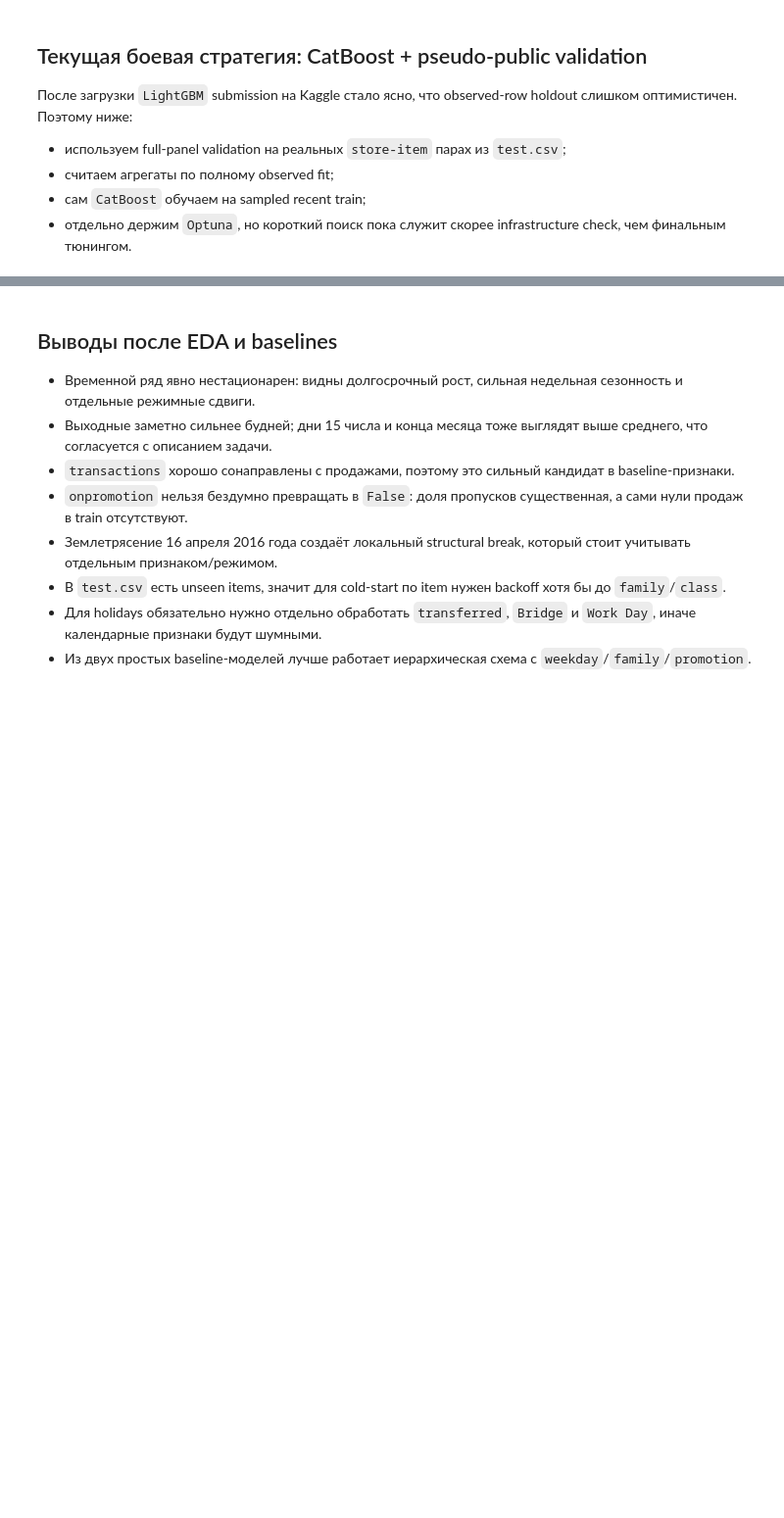
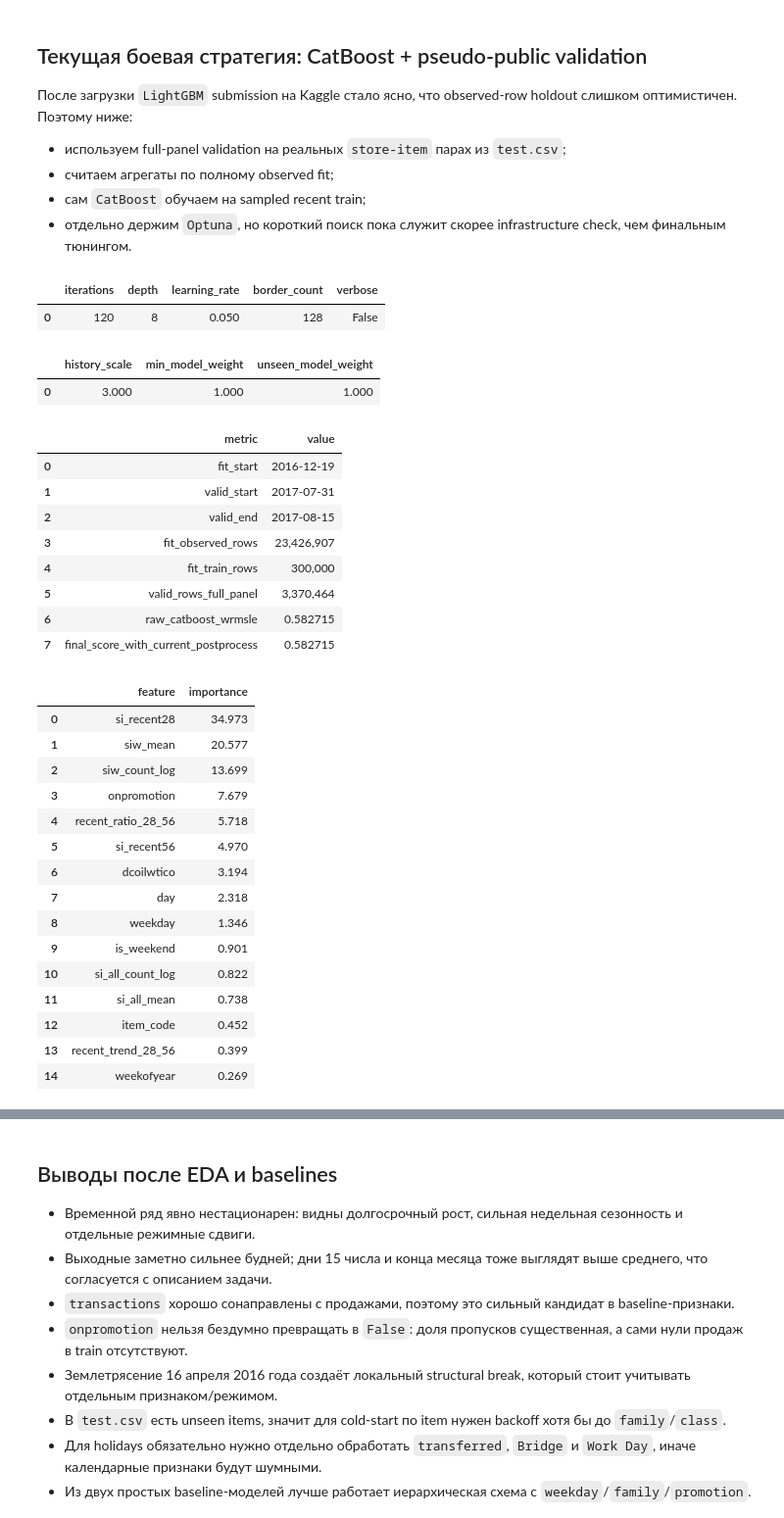
Before and after one commit to MPNikita/timeseries2025_final_project, a Jupyter notebook: favorita.ipynb, the cells around one changed output, grey strips where cells are left out. Shown at 98% size. Cells and saved outputs as stored; diff of their text form; code cells hidden in the pictures; blank space fills up the shorter version.

```diff
--- a/favorita.ipynb
+++ b/favorita.ipynb
@@ -18,47 +18,39 @@ import pandas as pd
 import seaborn as sns
 from IPython.display import display
 
-from favorita_eda_utils import (
+from src.favorita_eda_utils import (
     build_daily_external_frame,
     build_test_coverage,
     build_train_eda_bundle,
     dataset_catalog,
     load_reference_tables,
 )
-from favorita_baselines import (
+from src.favorita_baselines import (
     build_baseline_validation_artifacts,
     predict_hierarchical_baseline,
     predict_recent_mean_baseline,
     summarize_baseline_results,
-    weighted_rmsle,
 )
-from favorita_models import run_lightgbm_validation_experiment
-from favorita_models import (
+from src.favorita_models import run_lightgbm_validation_experiment
+from src.favorita_models import (
     run_single_fold_time_series_experiment,
     run_time_series_cross_validation,
     train_final_time_series_model,
 )
-from favorita_catboost import (
+from src.favorita_catboost import (
     run_single_fold_catboost_experiment,
     run_catboost_optuna_search,
     train_final_catboost_model,
 )
-from favorita_tft import (
-    DEFAULT_TFT_DATASET_CONFIG,
-    DEFAULT_TFT_PARAMS,
-    DEFAULT_TRAINER_PARAMS,
-    _build_prediction_frame,
-    _build_tft_datasets,
-    _prepare_tft_fold_frames,
-    _prepare_tft_test_frames,
-    _predict_tft_horizon,
+from src.configs import (
+    DEFAULT_CATBOOST_POSTPROCESS_PARAMS,
+    NOTEBOOK_CATBOOST_SINGLE_FOLD_PARAMS,
 )
-
 sns.set_theme(style="whitegrid", context="talk")
 pd.set_option("display.max_columns", 100)
 pd.set_option("display.float_format", lambda value: f"{value:,.3f}")
 
-DATA_DIR = Path(".")
+DATA_DIR = Path("data")
 # %%
 catalog = dataset_catalog(DATA_DIR)
 tables = load_reference_tables(DATA_DIR)
@@ -623,47 +821,70 @@ plt.show()
 - сам `CatBoost` обучаем на sampled recent train;
 - отдельно держим `Optuna`, но короткий поиск пока служит скорее infrastructure check, чем финальным тюнингом.
 # %%
-catboost_params = {
-    "iterations": 120,
-    "depth": 8,
-    "learning_rate": 0.05,
-    "border_count": 128,
-    "verbose": False,
-}
-catboost_postprocess = {
-    "history_scale": 3.0,
-    "min_model_weight": 1.0,
-    "unseen_model_weight": 1.0,
-}
+catboost_params = NOTEBOOK_CATBOOST_SINGLE_FOLD_PARAMS.copy()
+catboost_postprocess = DEFAULT_CATBOOST_POSTPROCESS_PARAMS.copy()
+
+display(pd.DataFrame([catboost_params]))
+display(pd.DataFrame([catboost_postprocess]))
 
 catboost_single_fold = run_single_fold_catboost_experiment(
     valid_start=latest_fold_start,
     lookback_days=224,
     fit_max_rows=300_000,
     eval_max_rows=120_000,
     zero_sample_size=80_000,
     zero_sample_days=28,
     model_params=catboost_params,
     history_scale=catboost_postprocess["history_scale"],
     min_model_weight=catboost_postprocess["min_model_weight"],
     unseen_model_weight=catboost_postprocess["unseen_model_weight"],
 )
 
 catboost_meta = pd.DataFrame(
     [
         {"metric": "fit_start", "value": str(catboost_single_fold["metadata"]["fit_start"].date())},
         {"metric": "valid_start", "value": str(catboost_single_fold["metadata"]["valid_start"].date())},
         {"metric": "valid_end", "value": str(catboost_single_fold["metadata"]["valid_end"].date())},
         {"metric": "fit_observed_rows", "value": f"{catboost_single_fold['metadata']['fit_observed_rows']:,}"},
         {"metric": "fit_train_rows", "value": f"{catboost_single_fold['metadata']['fit_train_rows']:,}"},
         {"metric": "valid_rows_full_panel", "value": f"{catboost_single_fold['metadata']['valid_rows']:,}"},
         {"metric": "raw_catboost_wrmsle", "value": f"{catboost_single_fold['raw_model_score']:.6f}"},
         {"metric": "final_score_with_current_postprocess", "value": f"{catboost_single_fold['score']:.6f}"},
     ]
 )
 
 display(catboost_meta)
 display(catboost_single_fold["feature_importance"].head(15))
+# %% [output]
+|  | iterations | depth | learning_rate | border_count | verbose |
+| 0 | 120 | 8 | 0.050 | 128 | False |
+|  | history_scale | min_model_weight | unseen_model_weight |
+| 0 | 3.000 | 1.000 | 1.000 |
+|  | metric | value |
+| 0 | fit_start | 2016-12-19 |
+| 1 | valid_start | 2017-07-31 |
+| 2 | valid_end | 2017-08-15 |
+| 3 | fit_observed_rows | 23,426,907 |
+| 4 | fit_train_rows | 300,000 |
+| 5 | valid_rows_full_panel | 3,370,464 |
+| 6 | raw_catboost_wrmsle | 0.582715 |
+| 7 | final_score_with_current_postprocess | 0.582715 |
+|  | feature | importance |
+| 0 | si_recent28 | 34.973 |
+| 1 | siw_mean | 20.577 |
+| 2 | siw_count_log | 13.699 |
+| 3 | onpromotion | 7.679 |
+| 4 | recent_ratio_28_56 | 5.718 |
+| 5 | si_recent56 | 4.970 |
+| 6 | dcoilwtico | 3.194 |
+| 7 | day | 2.318 |
+| 8 | weekday | 1.346 |
+| 9 | is_weekend | 0.901 |
+| 10 | si_all_count_log | 0.822 |
+| 11 | si_all_mean | 0.738 |
+| 12 | item_code | 0.452 |
+| 13 | recent_trend_28_56 | 0.399 |
+| 14 | weekofyear | 0.269 |
 # %%
 catboost_daily = catboost_single_fold["daily_validation"].copy()
 
```
Also changed, not shown: parts of 27 cells of this notebook, 50 other files.
